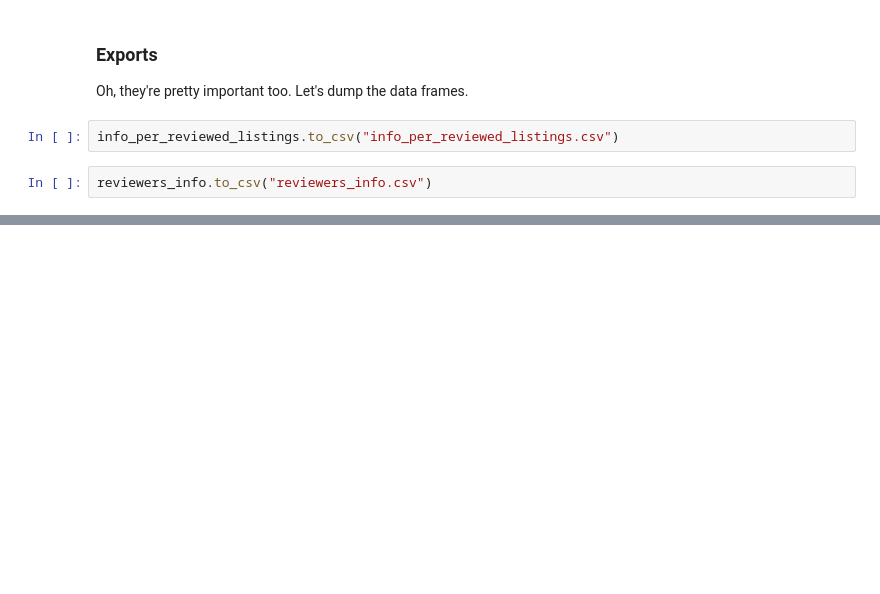
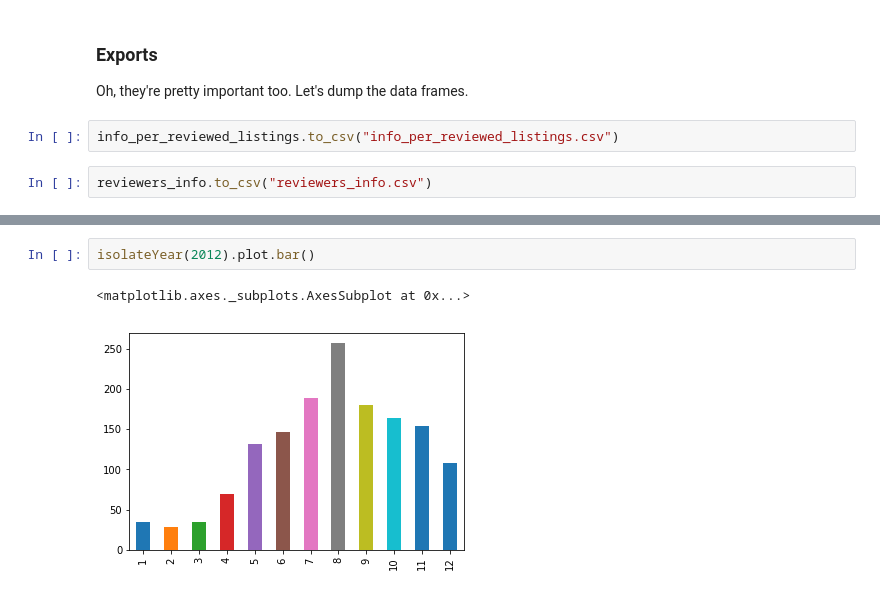
Before and after one commit to homboli/social_data, a Jupyter notebook: Review exploratory analysis.ipynb, the cells around one changed output, grey strips where cells are left out. Drawn from its saved outputs; the diff is of its cells as text; blank space fills up the shorter version.

```diff
--- a/Review exploratory analysis.ipynb
+++ b/Review exploratory analysis.ipynb
@@ -413,0 +498,5 @@ reviewers_info.to_csv("reviewers_info.csv")
+# %%
+isolateYear(2012).plot.bar()
+# %% [output]
+<matplotlib.axes._subplots.AxesSubplot at 0x...>
+[figure, added]
```
Also changed, not shown: parts of 19 cells of this notebook.
